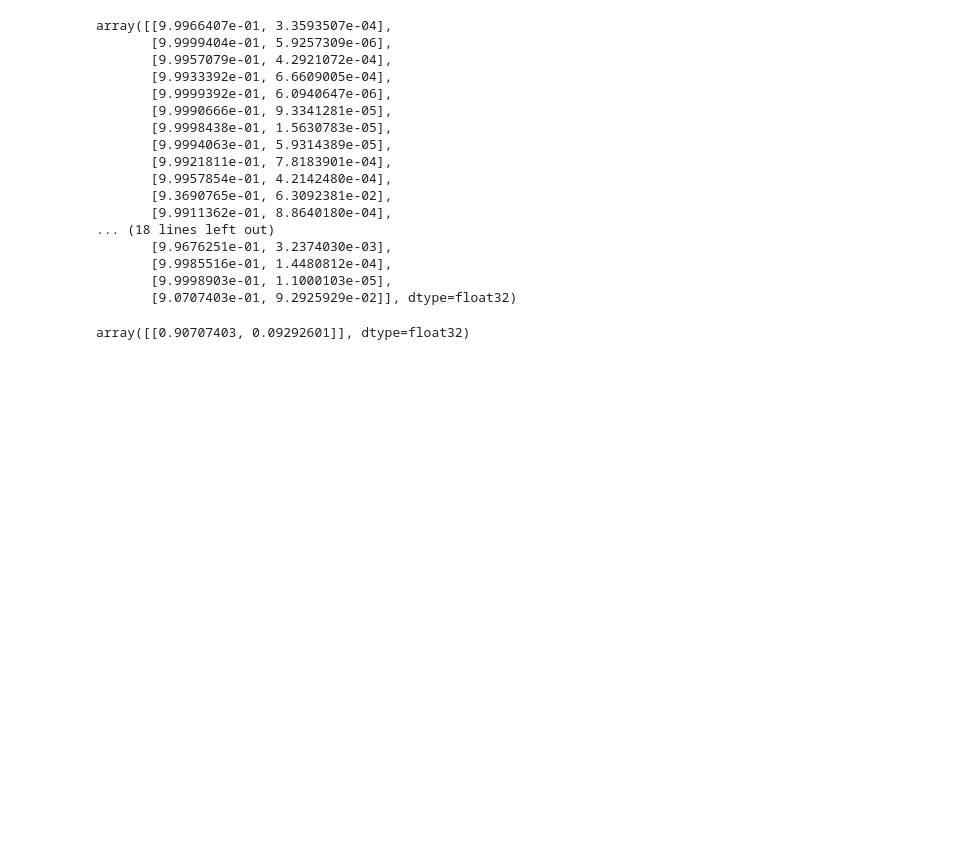
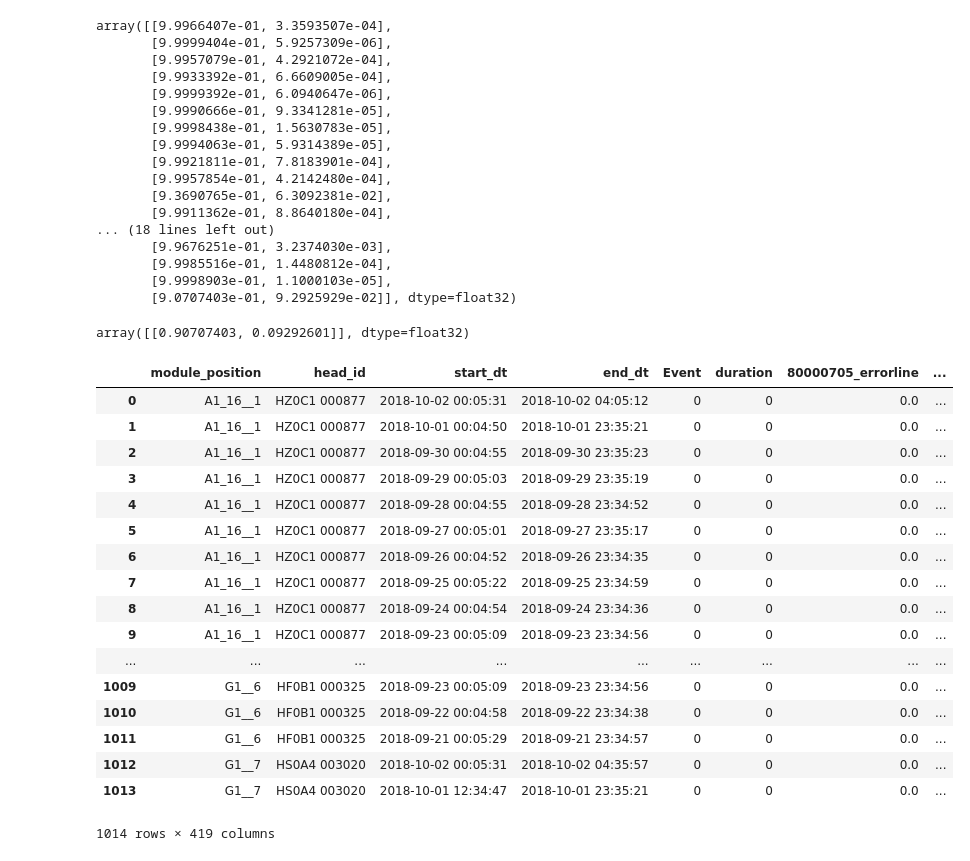
Before and after one commit to strankid/EnrichAI-PM_RNN, a Jupyter notebook: Data Analysis.ipynb, the cells around one changed output. Saved outputs shown, nothing was run; the diff lists cells and outputs as text; code cells hidden in the pictures; blank space fills up the shorter version.

```diff
--- a/Data Analysis.ipynb
+++ b/Data Analysis.ipynb
@@ -387,3 +387,26 @@ array([[9.9966407e-01, 3.3593507e-04],
 model.predict(test_X[-1:])
 # %% [output]
 array([[0.90707403, 0.09292601]], dtype=float32)
+# %%
+test_data = pd.read_csv("final_dataset.csv")
+# %%
+test_data
+# %% [output]
+|  | module_position | head_id | start_dt | end_dt | Event | duration | 80000705_errorline | ... |
+| 0 | A1_16__1 | HZ0C1 000877 | 2018-10-02 00:05:31 | 2018-10-02 04:05:12 | 0 | 0 | 0.0 | ... |
+| 1 | A1_16__1 | HZ0C1 000877 | 2018-10-01 00:04:50 | 2018-10-01 23:35:21 | 0 | 0 | 0.0 | ... |
+| 2 | A1_16__1 | HZ0C1 000877 | 2018-09-30 00:04:55 | 2018-09-30 23:35:23 | 0 | 0 | 0.0 | ... |
+| 3 | A1_16__1 | HZ0C1 000877 | 2018-09-29 00:05:03 | 2018-09-29 23:35:19 | 0 | 0 | 0.0 | ... |
+| 4 | A1_16__1 | HZ0C1 000877 | 2018-09-28 00:04:55 | 2018-09-28 23:34:52 | 0 | 0 | 0.0 | ... |
+| 5 | A1_16__1 | HZ0C1 000877 | 2018-09-27 00:05:01 | 2018-09-27 23:35:17 | 0 | 0 | 0.0 | ... |
+| 6 | A1_16__1 | HZ0C1 000877 | 2018-09-26 00:04:52 | 2018-09-26 23:34:35 | 0 | 0 | 0.0 | ... |
+| 7 | A1_16__1 | HZ0C1 000877 | 2018-09-25 00:05:22 | 2018-09-25 23:34:59 | 0 | 0 | 0.0 | ... |
+| 8 | A1_16__1 | HZ0C1 000877 | 2018-09-24 00:04:54 | 2018-09-24 23:34:36 | 0 | 0 | 0.0 | ... |
+| 9 | A1_16__1 | HZ0C1 000877 | 2018-09-23 00:05:09 | 2018-09-23 23:34:56 | 0 | 0 | 0.0 | ... |
+| ... | ... | ... | ... | ... | ... | ... | ... | ... |
+| 1009 | G1__6 | HF0B1 000325 | 2018-09-23 00:05:09 | 2018-09-23 23:34:56 | 0 | 0 | 0.0 | ... |
+| 1010 | G1__6 | HF0B1 000325 | 2018-09-22 00:04:58 | 2018-09-22 23:34:38 | 0 | 0 | 0.0 | ... |
+| 1011 | G1__6 | HF0B1 000325 | 2018-09-21 00:05:29 | 2018-09-21 23:34:57 | 0 | 0 | 0.0 | ... |
+| 1012 | G1__7 | HS0A4 003020 | 2018-10-02 00:05:31 | 2018-10-02 04:35:57 | 0 | 0 | 0.0 | ... |
+| 1013 | G1__7 | HS0A4 003020 | 2018-10-01 12:34:47 | 2018-10-01 23:35:21 | 0 | 0 | 0.0 | ... |
+1014 rows × 419 columns
```
Also changed, not shown: parts of 9 cells of this notebook, 5 other files.
